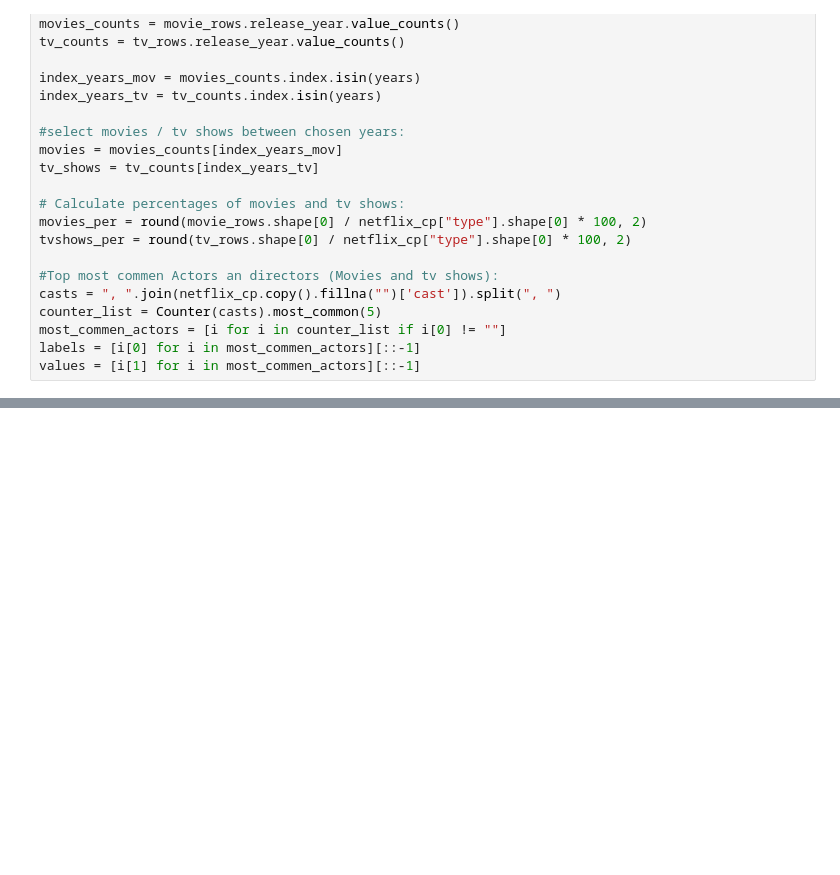
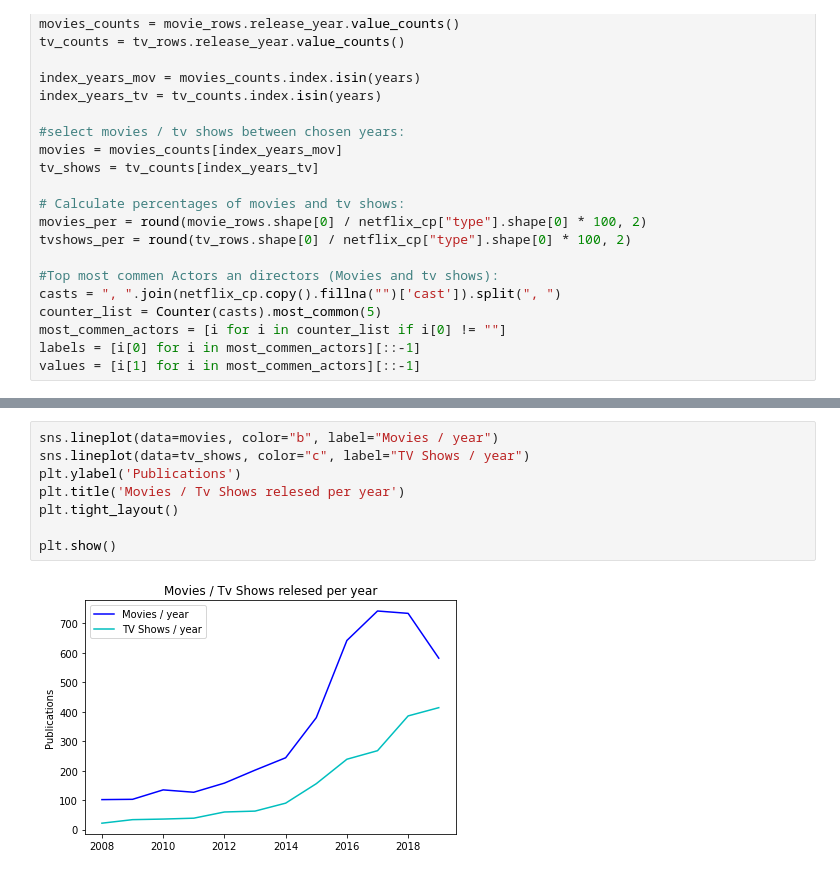
Before and after one commit to techsidh/netflix-movie-and-tv-shows-clustering, a Jupyter notebook: Capstone_Project_NETFLIX_MOVIE_AND_TV_SHOWS_CLUSTERINg.ipynb, the cells around one changed output, grey strips where cells are left out. Cells and saved outputs as stored; diff of their text form; blank space fills up the shorter version.

```diff
--- a/Capstone_Project_NETFLIX_MOVIE_AND_TV_SHOWS_CLUSTERINg.ipynb
+++ b/Capstone_Project_NETFLIX_MOVIE_AND_TV_SHOWS_CLUSTERINg.ipynb
@@ -232,0 +247,10 @@ values = [i[1] for i in most_commen_actors][::-1]
+# %%
+sns.lineplot(data=movies, color="b", label="Movies / year")
+sns.lineplot(data=tv_shows, color="c", label="TV Shows / year")
+plt.ylabel('Publications')
+plt.title('Movies / Tv Shows relesed per year')
+plt.tight_layout()
+
+plt.show()
+# %% [output]
+[figure, added]
```
Also changed, not shown: parts of 14 cells of this notebook.
